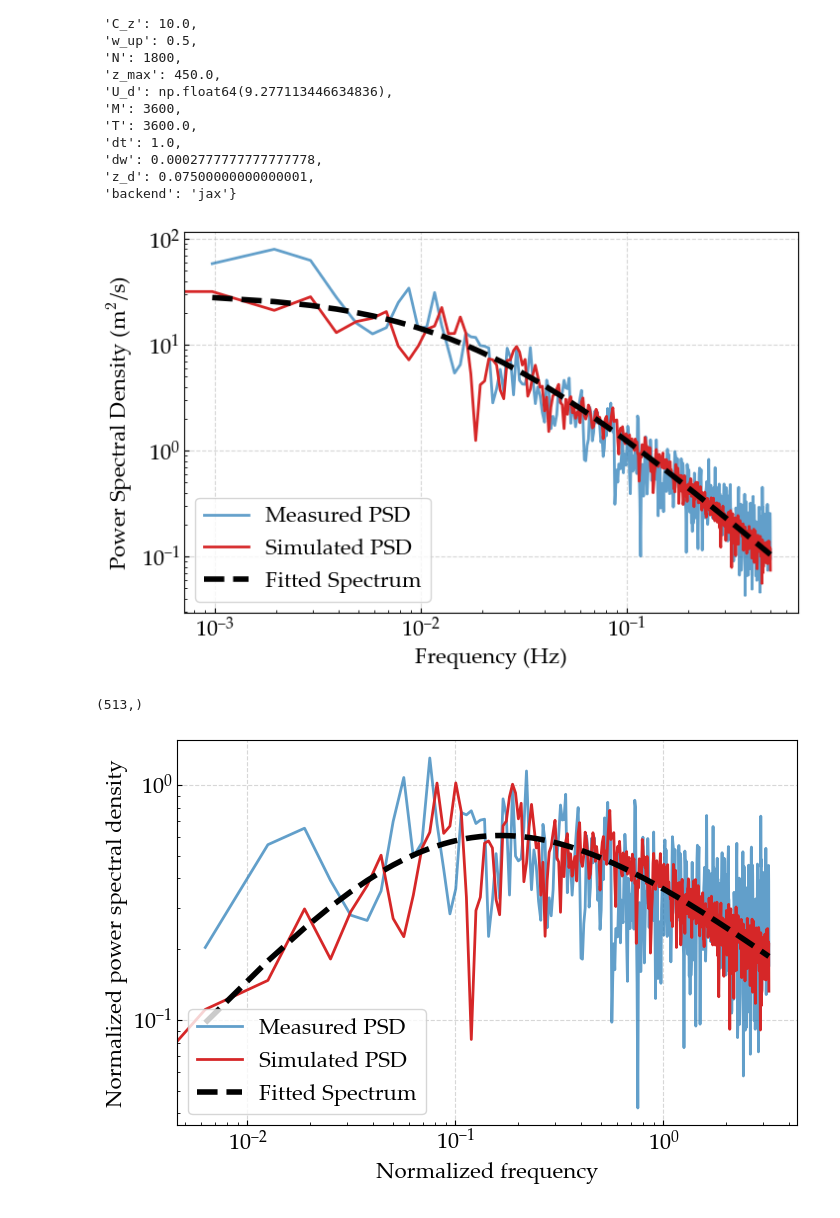
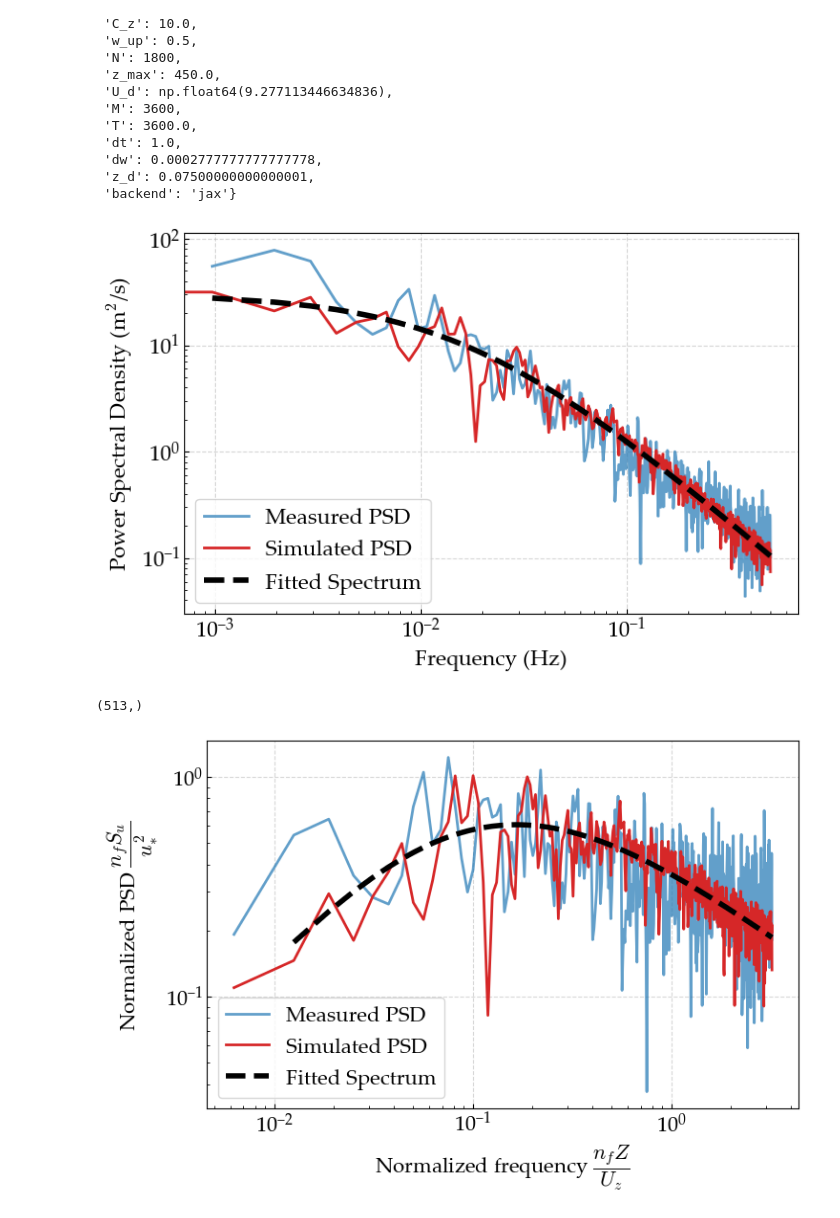
Before and after one commit to NanxiiChen/wind-simulation-GPU, a Jupyter notebook: examples/simulate_bridge_wind_customized_psd.ipynb, the cells around one changed output. Cells and saved outputs as stored; diff of their text form; code cells hidden in the pictures.

```diff
--- a/examples/simulate_bridge_wind_customized_psd.ipynb
+++ b/examples/simulate_bridge_wind_customized_psd.ipynb
@@ -75,7 +75,7 @@ u_bar = np.sqrt(np.mean(ux)**2 + np.mean(uy)**2)
 beta_bar = np.arctan2(np.mean(uy), np.mean(ux))
 uu = ux * np.cos(beta_bar) + uy * np.sin(beta_bar) - u_bar
 
-frequencies, psd = signal.welch(uu, fs=1.0, window='hamming',
+frequencies, psd = signal.welch(uu, fs=1.0, window='hann',
                                 scaling='density', nperseg=1024)
 frequencies = frequencies[1:]
 psd = psd[1:]
@@ -208,7 +208,7 @@ ax.set(xlabel="Frequency (Hz)", ylabel="Power Spectral Density (m$^2$/s)")
 fig.savefig("./img/bridge_wind_spectrum.pdf", bbox_inches="tight")
 fig.savefig("./img/bridge_wind_spectrum.png", bbox_inches="tight", dpi=300)
 # %% [output]
-[figure, old version]
+[figure, new version]
 # %%
 psd_sim.shape
 # %% [output]
@@ -216,15 +216,18 @@ psd_sim.shape
 # %%
 fig, ax = plt.subplots(1, 1, figsize=(8, 5))
 ax.loglog(frequencies*z/u_bar, psd*frequencies/u_star**2, label="Measured PSD", color="C0", lw=2, alpha=0.7,)
-ax.loglog(frequencies_sim*z/u_bar, psd_sim*frequencies_sim/u_star**2, label="Simulated PSD", color="C3", linestyle="solid", lw=2)
-ax.loglog(frequencies*z/u_bar, reference_psd*frequencies/u_star**2, label="Fitted Spectrum", color="black", linestyle="--", lw=4)
-ax.legend(loc="lower left")
-ax.set(xlabel="Normalized frequency",
-         ylabel="Normalized power spectral density")
+ax.loglog(frequencies_sim[1:]*z/u_bar, psd_sim[1:]*frequencies_sim[1:]/u_star**2, label="Simulated PSD", color="C3", linestyle="solid", lw=2)
+ax.loglog(frequencies[1:]*z/u_bar, reference_psd[1:]*frequencies[1:]/u_star**2, label="Fitted Spectrum", color="black", linestyle="--", lw=4)
+ax.legend()
+x_notation = r"$\dfrac{n_fZ}{U_z}$"
+y_notation = r"$\dfrac{n_fS_u}{u_{*}^2}$"
+
+ax.set(xlabel="Normalized frequency " + x_notation,
+         ylabel="Normalized PSD " + y_notation)
 fig.savefig("./img/bridge_wind_spectrum_norm.pdf", bbox_inches="tight")
 fig.savefig("./img/bridge_wind_spectrum_norm.png", bbox_inches="tight", dpi=300)
 # %% [output]
-[figure, old version]
+[figure, new version]
 # %%
 fig, ax = plt.subplots(1, 1, figsize=(8, 5))
 ax.plot(data[:, 0], label="Measured wind sample", color="C0", lw=1)
```
Also changed, not shown: parts of 2 cells of this notebook, 16 other files.
